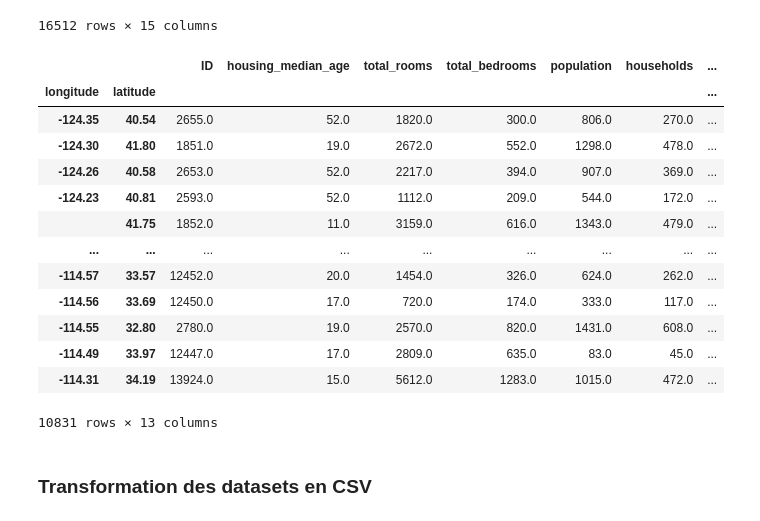
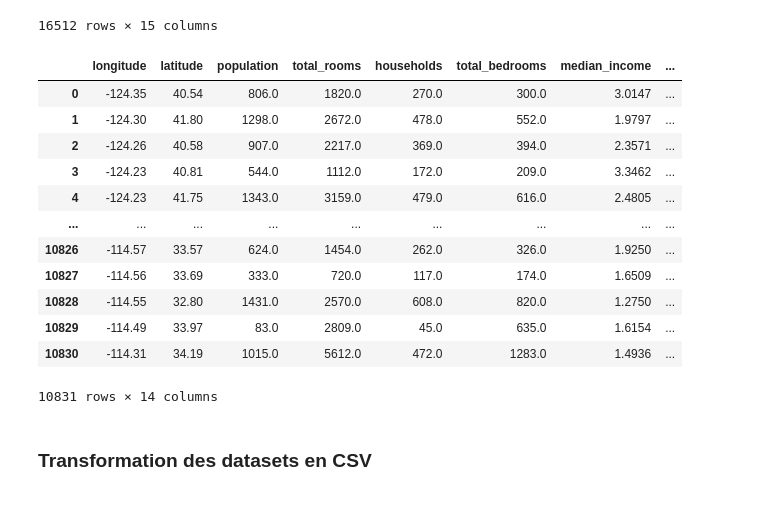
Before and after one commit to Axxeed/immo_regression, a Jupyter notebook: notebook_EDA.ipynb, the cells around one changed output. Cells and saved outputs as stored; diff of their text form; code cells hidden in the pictures.

```diff
--- a/notebook_EDA.ipynb
+++ b/notebook_EDA.ipynb
@@ -190,23 +219,27 @@ df_no_na
 | 16511 | 2575 | -2.277315 | 2.418547 | 0.188566 | -0.222311 | -0.180135 | -0.151986 | -0.210394 | ... |
 16512 rows × 15 columns
 # %%
-df_city = df_encode.groupby(['longitude', "latitude"]).mean()
+df_city = df_encode.groupby(['longitude', "latitude"]).agg({"population":"sum", "total_rooms":"sum", "households":"sum",
+                                                            "total_bedrooms":"sum", "median_income":"mean",
+                                                            "median_house_value":"mean", "housing_median_age":"mean",
+                                                           "<1H OCEAN":"mean", "INLAND":"mean",
+                                                            "ISLAND":"mean", "NEAR BAY":"mean",
+                                                            "NEAR OCEAN":"mean"}).reset_index(drop=False)
 df_city
 # %% [output]
-|  |  | ID | housing_median_age | total_rooms | total_bedrooms | population | households | ... |
-| longitude | latitude |  |  |  |  |  |  | ... |
-| -124.35 | 40.54 | 2655.0 | 52.0 | 1820.0 | 300.0 | 806.0 | 270.0 | ... |
-| -124.30 | 41.80 | 1851.0 | 19.0 | 2672.0 | 552.0 | 1298.0 | 478.0 | ... |
-| -124.26 | 40.58 | 2653.0 | 52.0 | 2217.0 | 394.0 | 907.0 | 369.0 | ... |
-| -124.23 | 40.81 | 2593.0 | 52.0 | 1112.0 | 209.0 | 544.0 | 172.0 | ... |
-|  | 41.75 | 1852.0 | 11.0 | 3159.0 | 616.0 | 1343.0 | 479.0 | ... |
+|  | longitude | latitude | population | total_rooms | households | total_bedrooms | median_income | ... |
+| 0 | -124.35 | 40.54 | 806.0 | 1820.0 | 270.0 | 300.0 | 3.0147 | ... |
+| 1 | -124.30 | 41.80 | 1298.0 | 2672.0 | 478.0 | 552.0 | 1.9797 | ... |
+| 2 | -124.26 | 40.58 | 907.0 | 2217.0 | 369.0 | 394.0 | 2.3571 | ... |
+| 3 | -124.23 | 40.81 | 544.0 | 1112.0 | 172.0 | 209.0 | 3.3462 | ... |
+| 4 | -124.23 | 41.75 | 1343.0 | 3159.0 | 479.0 | 616.0 | 2.4805 | ... |
 | ... | ... | ... | ... | ... | ... | ... | ... | ... |
-| -114.57 | 33.57 | 12452.0 | 20.0 | 1454.0 | 326.0 | 624.0 | 262.0 | ... |
-| -114.56 | 33.69 | 12450.0 | 17.0 | 720.0 | 174.0 | 333.0 | 117.0 | ... |
-| -114.55 | 32.80 | 2780.0 | 19.0 | 2570.0 | 820.0 | 1431.0 | 608.0 | ... |
-| -114.49 | 33.97 | 12447.0 | 17.0 | 2809.0 | 635.0 | 83.0 | 45.0 | ... |
-| -114.31 | 34.19 | 13924.0 | 15.0 | 5612.0 | 1283.0 | 1015.0 | 472.0 | ... |
+| 10826 | -114.57 | 33.57 | 624.0 | 1454.0 | 262.0 | 326.0 | 1.9250 | ... |
+| 10827 | -114.56 | 33.69 | 333.0 | 720.0 | 117.0 | 174.0 | 1.6509 | ... |
+| 10828 | -114.55 | 32.80 | 1431.0 | 2570.0 | 608.0 | 820.0 | 1.2750 | ... |
+| 10829 | -114.49 | 33.97 | 83.0 | 2809.0 | 45.0 | 635.0 | 1.6154 | ... |
+| 10830 | -114.31 | 34.19 | 1015.0 | 5612.0 | 472.0 | 1283.0 | 1.4936 | ... |
-10831 rows × 13 columns
+10831 rows × 14 columns
 # %% [markdown]
 ### Transformation des datasets en CSV
 # %%
```
Also changed, not shown: parts of 3 cells of this notebook.
